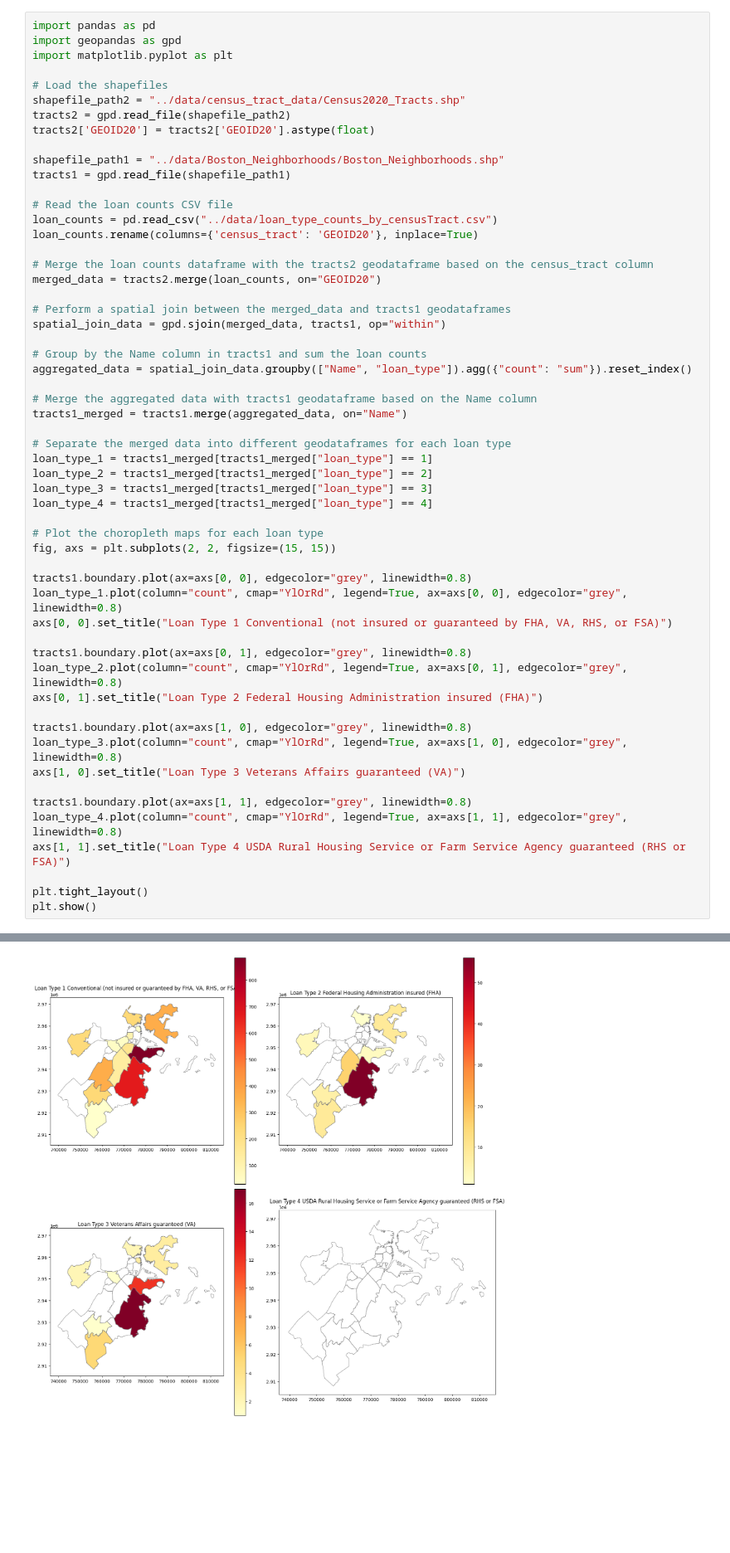
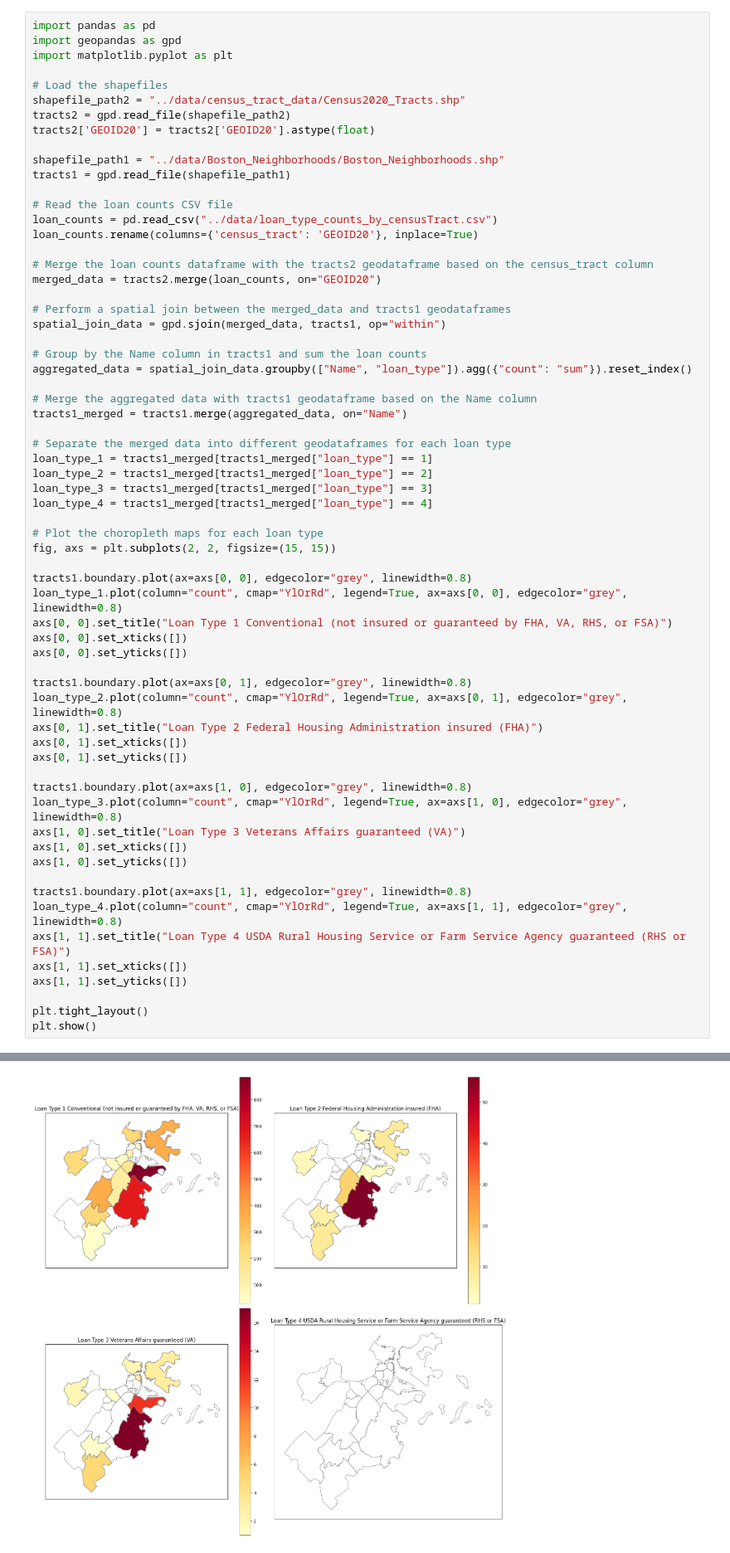
Before and after one commit to BU-Spark/ds-councilor-louijeune-fair-housing, a Jupyter notebook: spring23-team-1/scripts/neighborhood.ipynb, the cells around one changed output, grey strips where cells are left out. Shown at 83% size. Cells and saved outputs as stored; diff of their text form; blank space fills up the shorter version.

```diff
--- a/spring23-team-1/scripts/neighborhood.ipynb
+++ b/spring23-team-1/scripts/neighborhood.ipynb
@@ -248,35 +248,43 @@ fig, axs = plt.subplots(2, 2, figsize=(15, 15))
 tracts1.boundary.plot(ax=axs[0, 0], edgecolor="grey", linewidth=0.8)
 loan_type_1.plot(column="count", cmap="YlOrRd", legend=True, ax=axs[0, 0], edgecolor="grey", linewidth=0.8)
 axs[0, 0].set_title("Loan Type 1 Conventional (not insured or guaranteed by FHA, VA, RHS, or FSA)")
+axs[0, 0].set_xticks([])
+axs[0, 0].set_yticks([])
 
 tracts1.boundary.plot(ax=axs[0, 1], edgecolor="grey", linewidth=0.8)
 loan_type_2.plot(column="count", cmap="YlOrRd", legend=True, ax=axs[0, 1], edgecolor="grey", linewidth=0.8)
 axs[0, 1].set_title("Loan Type 2 Federal Housing Administration insured (FHA)")
+axs[0, 1].set_xticks([])
+axs[0, 1].set_yticks([])
 
 tracts1.boundary.plot(ax=axs[1, 0], edgecolor="grey", linewidth=0.8)
 loan_type_3.plot(column="count", cmap="YlOrRd", legend=True, ax=axs[1, 0], edgecolor="grey", linewidth=0.8)
 axs[1, 0].set_title("Loan Type 3 Veterans Affairs guaranteed (VA)")
+axs[1, 0].set_xticks([])
+axs[1, 0].set_yticks([])
 
 tracts1.boundary.plot(ax=axs[1, 1], edgecolor="grey", linewidth=0.8)
 loan_type_4.plot(column="count", cmap="YlOrRd", legend=True, ax=axs[1, 1], edgecolor="grey", linewidth=0.8)
 axs[1, 1].set_title("Loan Type 4 USDA Rural Housing Service or Farm Service Agency guaranteed (RHS or FSA)")
+axs[1, 1].set_xticks([])
+axs[1, 1].set_yticks([])
 
 plt.tight_layout()
 plt.show()
 # %% [output]
 The `op` parameter is deprecated and will be removed in a future release. Please use the `predicate` parameter instead.
 
 
 CRS mismatch between the CRS of left geometries and the CRS of right geometries.
 Use `to_crs()` to reproject one of the input geometries to match the CRS of the other.
 
 Left CRS: PROJCS["NAD83 / Massachusetts Mainland (ftUS)",GEO ...
 Right CRS: EPSG:2249
 
 
 
 The GeoDataFrame you are attempting to plot is empty. Nothing has been displayed.
-[figure, old version]
+[figure, new version]
 # %%
 import pandas as pd
 import geopandas as gpd
```
Also changed, not shown: parts of 2 cells of this notebook, 1 other file.
